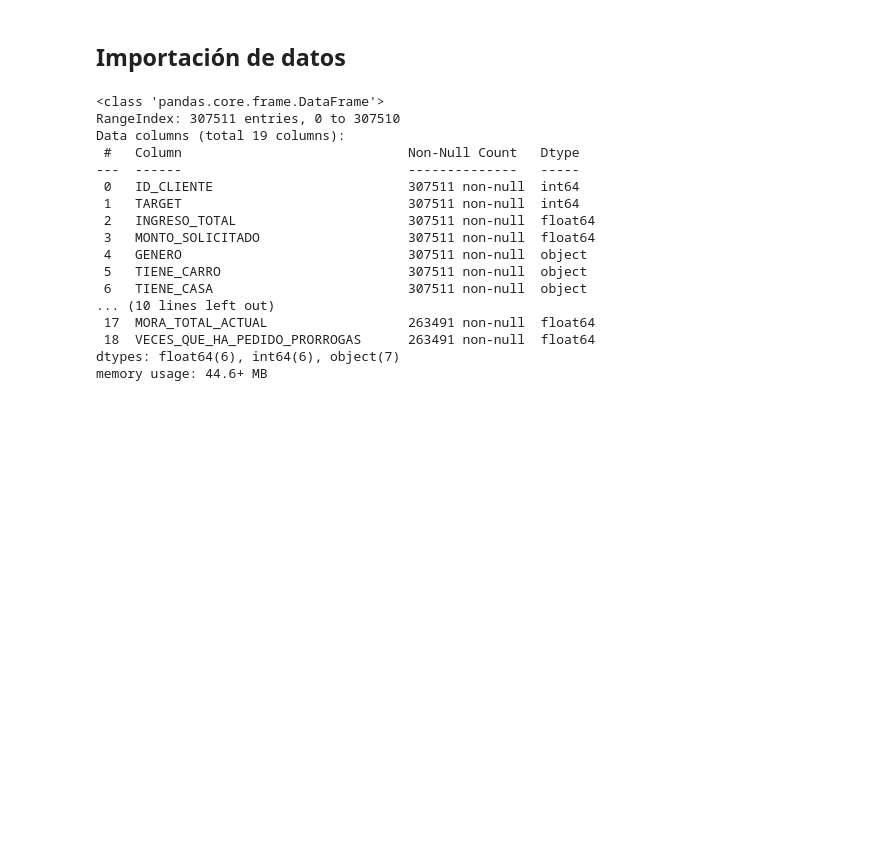
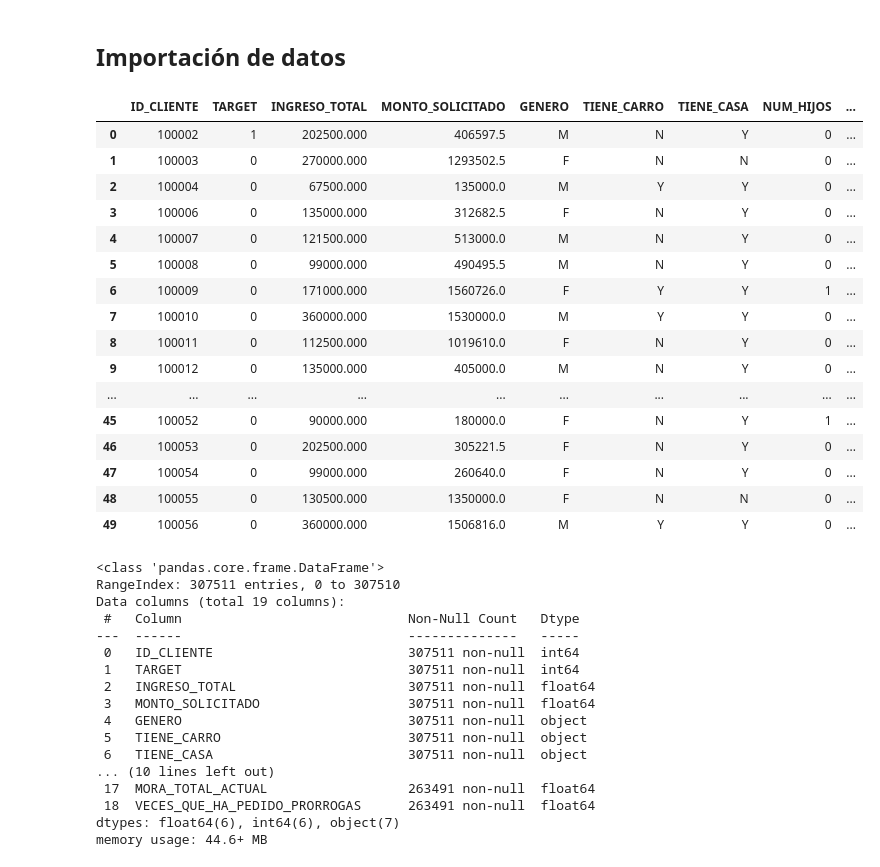
Before and after one commit to JairoVillegas/CREDIT-RISK-ANALYZER., a Jupyter notebook: Notebooks/Exploracion.ipynb, the cells around one changed output. Drawn from its saved outputs; the diff is of its cells as text; code cells hidden in the pictures; blank space fills up the shorter version.

```diff
--- a/Notebooks/Exploracion.ipynb
+++ b/Notebooks/Exploracion.ipynb
@@ -11,6 +11,26 @@ sys.path.append(root_path)
 # %%
 df_train = pd.read_csv(r"C:\ml\credit_risk\PROYECTO_CREDIT_RISK\DATA\vista_modelo_riesgo.csv") #Datos que usaremos para entrenar nuestro modelo
 df_test = pd.read_csv(r"C:\ml\credit_risk\PROYECTO_CREDIT_RISK\DATA\vista_modelo_produccion.csv") #Datos suministrados por Kaggle como test, los usaremos para la aplicación del modelo de prediccion ya que no tienen target
+# %%
+df_train.head(50)
+# %% [output]
+|  | ID_CLIENTE | TARGET | INGRESO_TOTAL | MONTO_SOLICITADO | GENERO | TIENE_CARRO | TIENE_CASA | NUM_HIJOS | ... |
+| 0 | 100002 | 1 | 202500.000 | 406597.5 | M | N | Y | 0 | ... |
+| 1 | 100003 | 0 | 270000.000 | 1293502.5 | F | N | N | 0 | ... |
+| 2 | 100004 | 0 | 67500.000 | 135000.0 | M | Y | Y | 0 | ... |
+| 3 | 100006 | 0 | 135000.000 | 312682.5 | F | N | Y | 0 | ... |
+| 4 | 100007 | 0 | 121500.000 | 513000.0 | M | N | Y | 0 | ... |
+| 5 | 100008 | 0 | 99000.000 | 490495.5 | M | N | Y | 0 | ... |
+| 6 | 100009 | 0 | 171000.000 | 1560726.0 | F | Y | Y | 1 | ... |
+| 7 | 100010 | 0 | 360000.000 | 1530000.0 | M | Y | Y | 0 | ... |
+| 8 | 100011 | 0 | 112500.000 | 1019610.0 | F | N | Y | 0 | ... |
+| 9 | 100012 | 0 | 135000.000 | 405000.0 | M | N | Y | 0 | ... |
+| ... | ... | ... | ... | ... | ... | ... | ... | ... | ... |
+| 45 | 100052 | 0 | 90000.000 | 180000.0 | F | N | Y | 1 | ... |
+| 46 | 100053 | 0 | 202500.000 | 305221.5 | F | N | Y | 0 | ... |
+| 47 | 100054 | 0 | 99000.000 | 260640.0 | F | N | Y | 0 | ... |
+| 48 | 100055 | 0 | 130500.000 | 1350000.0 | F | N | N | 0 | ... |
+| 49 | 100056 | 0 | 360000.000 | 1506816.0 | M | Y | Y | 0 | ... |
 # %%
 df_train.info()
 # %% [output]
```
Also changed, not shown: parts of 42 cells of this notebook, 4 other files.
